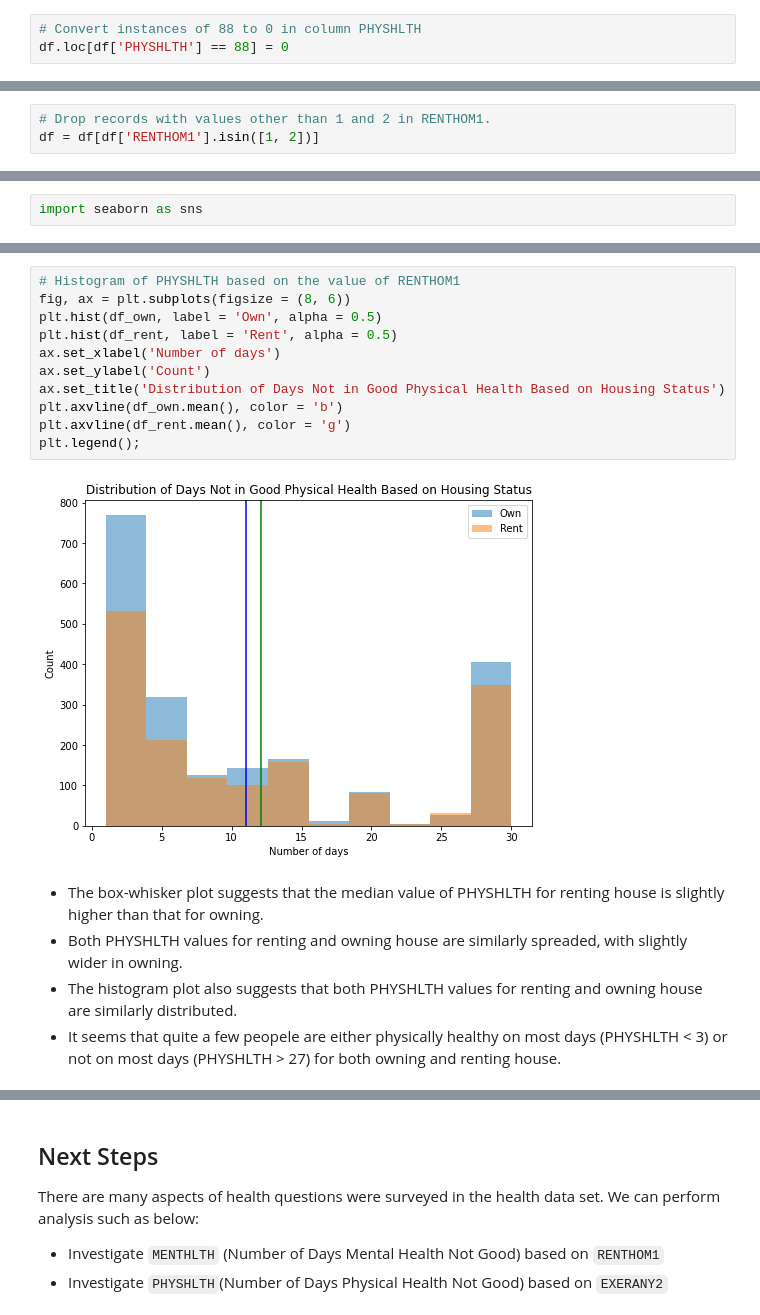
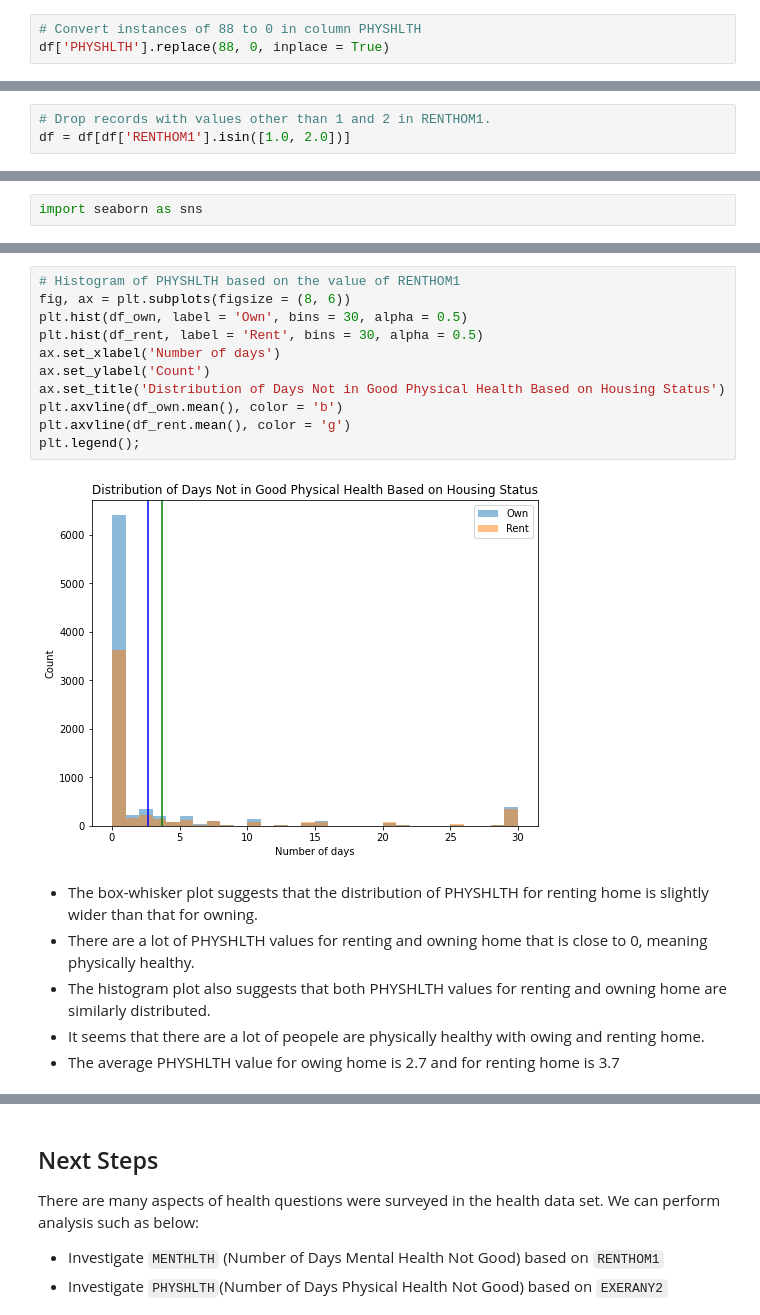
Before and after one commit to lerguan/da-phase3-project-enterprise, a Jupyter notebook: index.ipynb, the cells around one changed output, grey strips where cells are left out. Cells and saved outputs as stored; diff of their text form.

```diff
--- a/index.ipynb
+++ b/index.ipynb
@@ -83,7 +83,7 @@ memory usage: 230.9 KB
     * Drop other records with values other than 1 and 2
 # %%
 # Convert instances of 88 to 0 in column PHYSHLTH
-df.loc[df['PHYSHLTH'] == 88] = 0
+df['PHYSHLTH'].replace(88, 0, inplace = True)
 # %%
 # Drop records where PHYSHLTH is 77 and 99
 df = df.loc[df['PHYSHLTH'].isin([77, 99]) == False]
@@ -106,4 +106,4 @@ max         30.000000
 Name: PHYSHLTH, dtype: float64
 # %%
 # Drop records with values other than 1 and 2 in RENTHOM1.
-df = df[df['RENTHOM1'].isin([1, 2])]
+df = df[df['RENTHOM1'].isin([1.0, 2.0])]
@@ -168,21 +174,22 @@ ax.set_title('Distribution of Days Not in Good Physical Health Based on Housing
 # %%
 # Histogram of PHYSHLTH based on the value of RENTHOM1
 fig, ax = plt.subplots(figsize = (8, 6))
-plt.hist(df_own, label = 'Own', alpha = 0.5)
-plt.hist(df_rent, label = 'Rent', alpha = 0.5)
+plt.hist(df_own, label = 'Own', bins = 30, alpha = 0.5)
+plt.hist(df_rent, label = 'Rent', bins = 30, alpha = 0.5)
 ax.set_xlabel('Number of days')
 ax.set_ylabel('Count')
 ax.set_title('Distribution of Days Not in Good Physical Health Based on Housing Status')
 plt.axvline(df_own.mean(), color = 'b')
 plt.axvline(df_rent.mean(), color = 'g')
 plt.legend();
 # %% [output]
-[figure, old version]
+[figure, new version]
 # %% [markdown]
-- The box-whisker plot suggests that the median value of PHYSHLTH for renting house is slightly higher than that for owning.
-- Both PHYSHLTH values for renting and owning house are similarly spreaded, with slightly wider in owning.
-- The histogram plot also suggests that both PHYSHLTH values for renting and owning house are similarly distributed.
-- It seems that quite a few peopele are either physically healthy on most days (PHYSHLTH < 3) or not on most days (PHYSHLTH > 27) for both owning and renting house.
+- The box-whisker plot suggests that the distribution of PHYSHLTH for renting home is slightly wider than that for owning.
+- There are a lot of PHYSHLTH values for renting and owning home that is close to 0, meaning physically healthy.
+- The histogram plot also suggests that both PHYSHLTH values for renting and owning home are similarly distributed.
+- It seems that there are a lot of peopele are physically healthy with owing and renting home.
+- The average PHYSHLTH value for owing home is 2.7 and for renting home is 3.7
 # %% [markdown]
 ### Is the Difference Statistically Significant?
 
```
Also changed, not shown: parts of 12 cells of this notebook.
